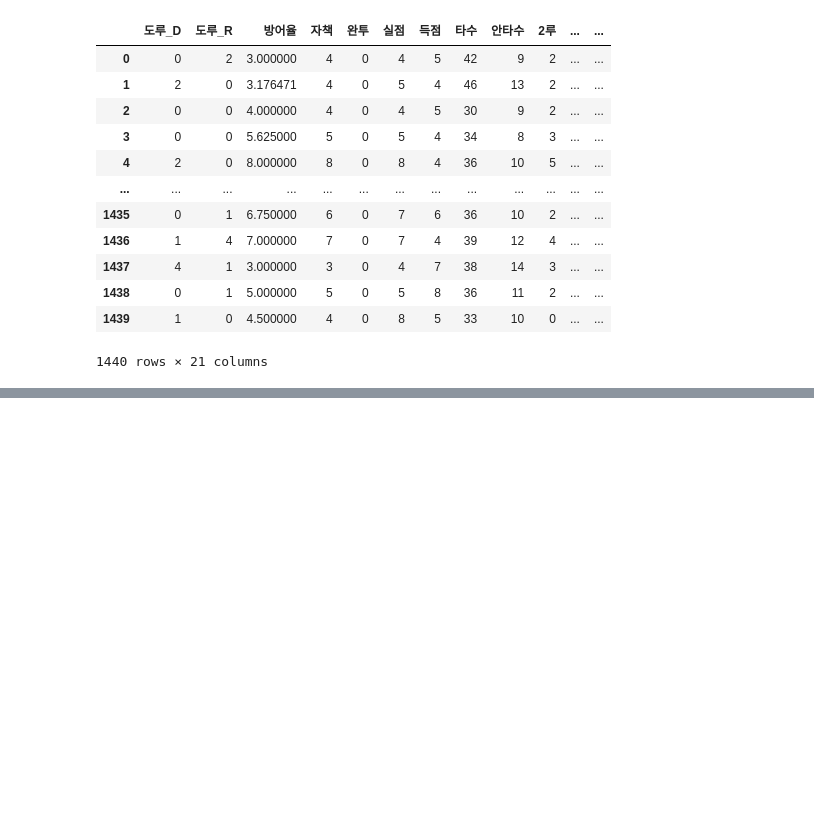
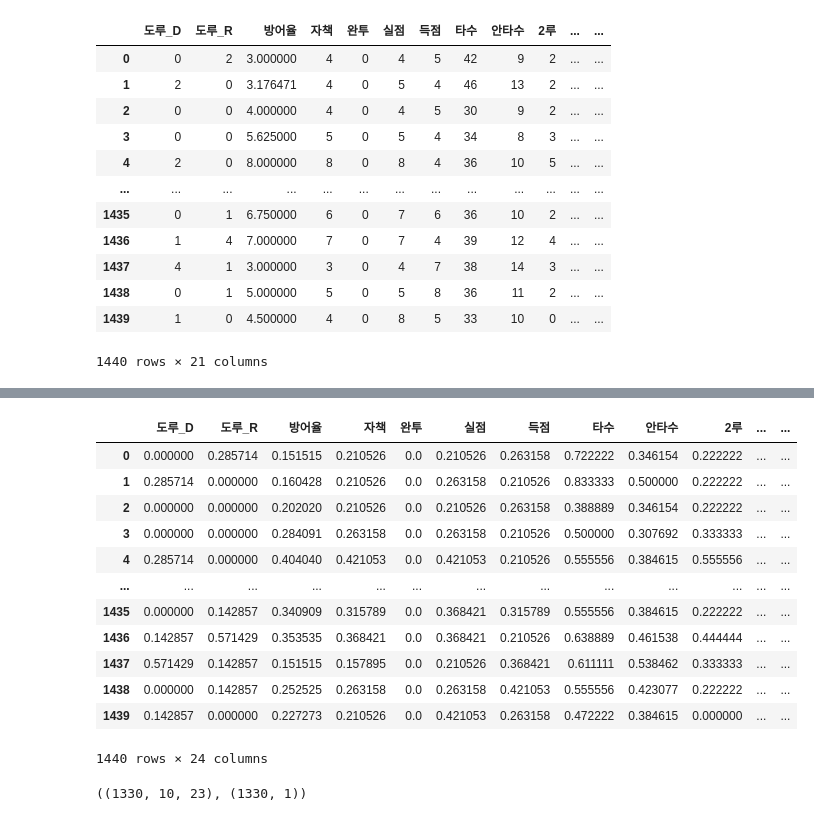
Before and after one commit to Hoesung-Jung/2020_BigContest, a Jupyter notebook: personal directory/cyclone989/Programming/RNN_20200825.ipynb, the cells around one changed output, grey strips where cells are left out. Cells and saved outputs as stored; diff of their text form; code cells hidden in the pictures; blank space fills up the shorter version.

Commit message:
RNNTest

```diff
--- a/personal directory/cyclone989/Programming/RNN_20200825.ipynb
+++ b/personal directory/cyclone989/Programming/RNN_20200825.ipynb
@@ -134,0 +277,3 @@ Y = np_utils.to_categorical(Y)
+# %%
+df_full = pd.read_csv("RNNtest.csv")
+df_full.head()
@@ -134,0 +290,25 @@ Y = np_utils.to_categorical(Y)
+# %%
+scaler = MinMaxScaler()
+# %%
+scaled_col = ['도루_D', '도루_R', '방어율', '자책', '완투', '실점', '득점', '타수', '안타수', '2루', '3루',
+       '홈런', '볼넷', '삼진', '이닝당아웃수', '안타허용', '홈런허용', '볼넷허용', '탈삼진', '탈병살', '실책',
+       'OPS', 'WHIP', 'W']
+
+scaled_arr = scaler.fit_transform(df_full[scaled_col])
+df_scaled = pd.DataFrame(scaled_arr, columns=scaled_col)
+# %%
+df_scaled
+# %% [output]
+|  | 도루_D | 도루_R | 방어율 | 자책 | 완투 | 실점 | 득점 | 타수 | 안타수 | 2루 | ... | ... |
+| 0 | 0.000000 | 0.285714 | 0.151515 | 0.210526 | 0.0 | 0.210526 | 0.263158 | 0.722222 | 0.346154 | 0.222222 | ... | ... |
+| 1 | 0.285714 | 0.000000 | 0.160428 | 0.210526 | 0.0 | 0.263158 | 0.210526 | 0.833333 | 0.500000 | 0.222222 | ... | ... |
+| 2 | 0.000000 | 0.000000 | 0.202020 | 0.210526 | 0.0 | 0.210526 | 0.263158 | 0.388889 | 0.346154 | 0.222222 | ... | ... |
+| 3 | 0.000000 | 0.000000 | 0.284091 | 0.263158 | 0.0 | 0.263158 | 0.210526 | 0.500000 | 0.307692 | 0.333333 | ... | ... |
+| 4 | 0.285714 | 0.000000 | 0.404040 | 0.421053 | 0.0 | 0.421053 | 0.210526 | 0.555556 | 0.384615 | 0.555556 | ... | ... |
+| ... | ... | ... | ... | ... | ... | ... | ... | ... | ... | ... | ... | ... |
+| 1435 | 0.000000 | 0.142857 | 0.340909 | 0.315789 | 0.0 | 0.368421 | 0.315789 | 0.555556 | 0.384615 | 0.222222 | ... | ... |
+| 1436 | 0.142857 | 0.571429 | 0.353535 | 0.368421 | 0.0 | 0.368421 | 0.210526 | 0.638889 | 0.461538 | 0.444444 | ... | ... |
+| 1437 | 0.571429 | 0.142857 | 0.151515 | 0.157895 | 0.0 | 0.210526 | 0.368421 | 0.611111 | 0.538462 | 0.333333 | ... | ... |
+| 1438 | 0.000000 | 0.142857 | 0.252525 | 0.263158 | 0.0 | 0.263158 | 0.421053 | 0.555556 | 0.423077 | 0.222222 | ... | ... |
+| 1439 | 0.142857 | 0.000000 | 0.227273 | 0.210526 | 0.0 | 0.421053 | 0.263158 | 0.472222 | 0.384615 | 0.000000 | ... | ... |
+1440 rows × 24 columns
@@ -134,0 +336,4 @@ Y = np_utils.to_categorical(Y)
+# %%
+train_feature.shape, train_label.shape
+# %% [output]
+((1330, 10, 23), (1330, 1))
```
Also changed, not shown: parts of 45 cells of this notebook, 3 other files.
